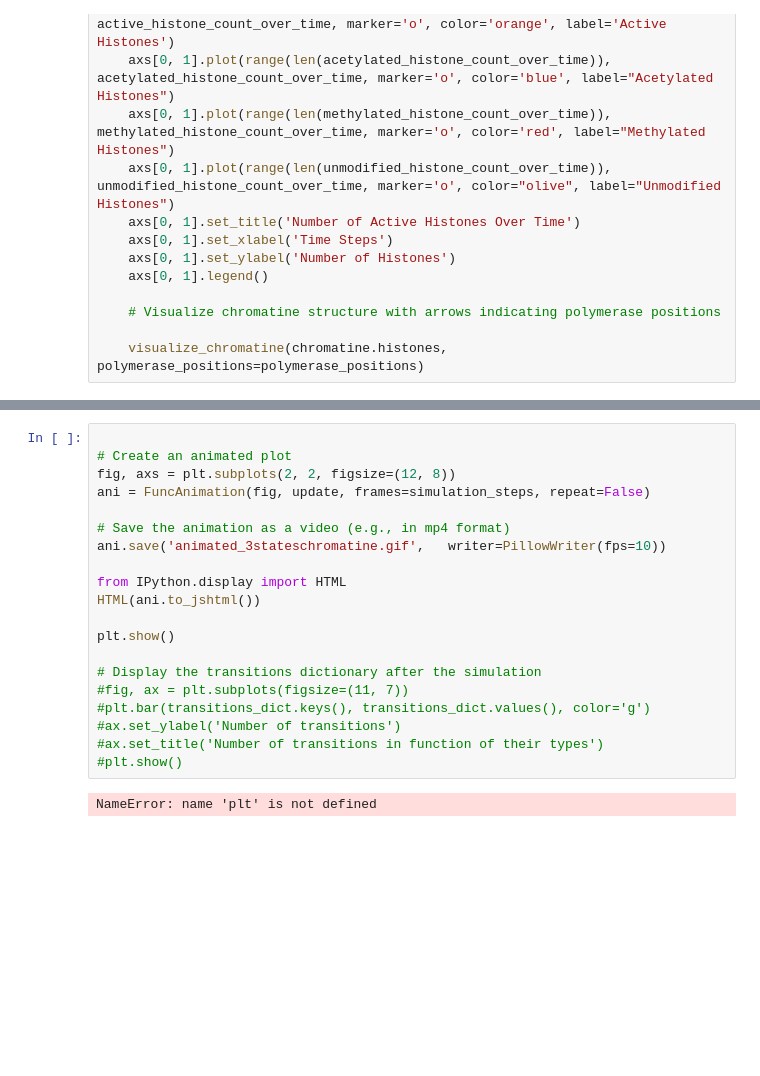
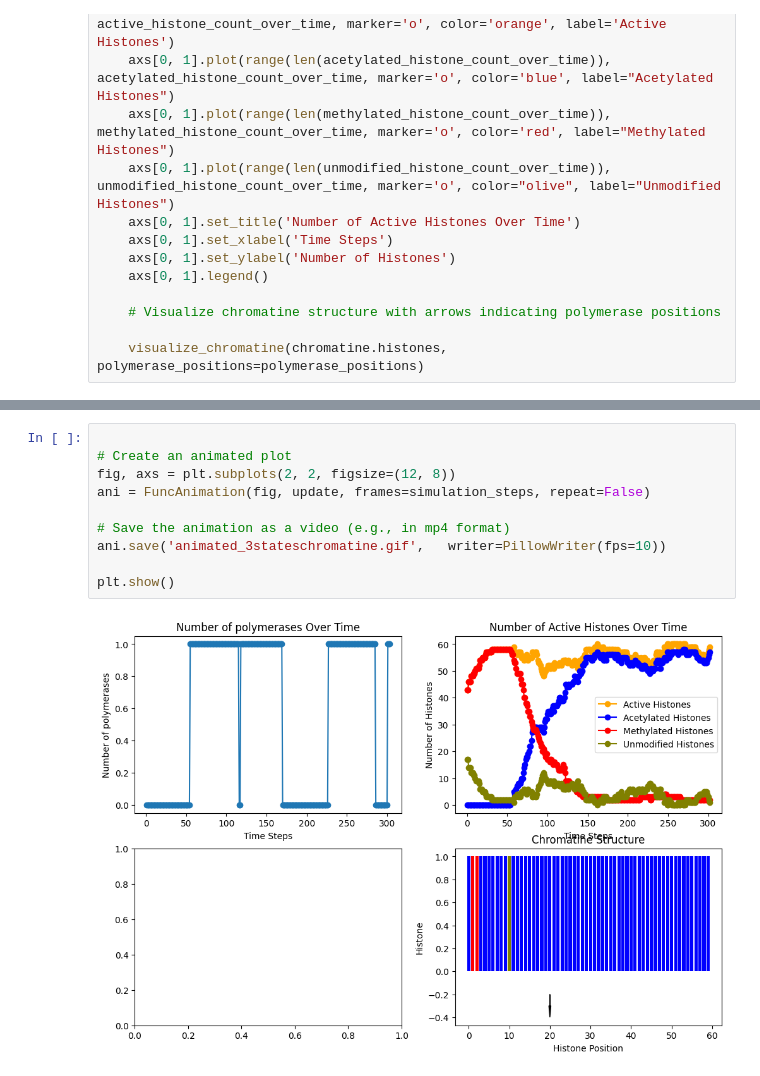
Before and after one commit to Adrien-Berard/InternshipKU, a Jupyter notebook: Chromatine_3-states.ipynb, the cells around one changed output, grey strips where cells are left out. Drawn from its saved outputs; the diff is of its cells as text; blank space fills up the shorter version.

```diff
--- a/Chromatine_3-states.ipynb
+++ b/Chromatine_3-states.ipynb
@@ -243,22 +241,12 @@ NameError: name 'chromatine_size' is not defined
 # %%
 
 # Create an animated plot
 fig, axs = plt.subplots(2, 2, figsize=(12, 8))
 ani = FuncAnimation(fig, update, frames=simulation_steps, repeat=False)
 
 # Save the animation as a video (e.g., in mp4 format)
 ani.save('animated_3stateschromatine.gif',   writer=PillowWriter(fps=10))
 
-from IPython.display import HTML
-HTML(ani.to_jshtml())
-
 plt.show()
-
-# Display the transitions dictionary after the simulation
-#fig, ax = plt.subplots(figsize=(11, 7))
-#plt.bar(transitions_dict.keys(), transitions_dict.values(), color='g')
-#ax.set_ylabel('Number of transitions')
-#ax.set_title('Number of transitions in function of their types')
-#plt.show()
 # %% [output]
-NameError: name 'plt' is not defined
+[figure, added]
```
Also changed, not shown: parts of 2 cells of this notebook, 3 other files.
